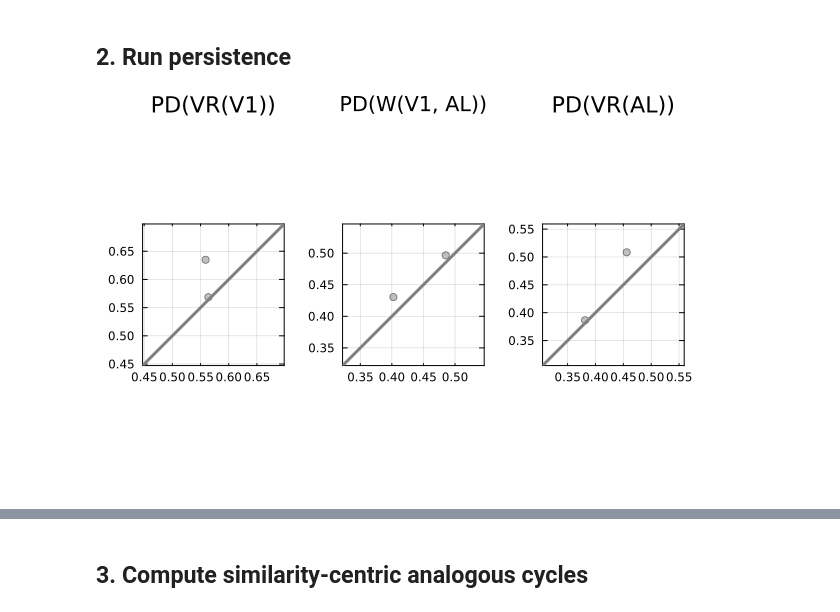
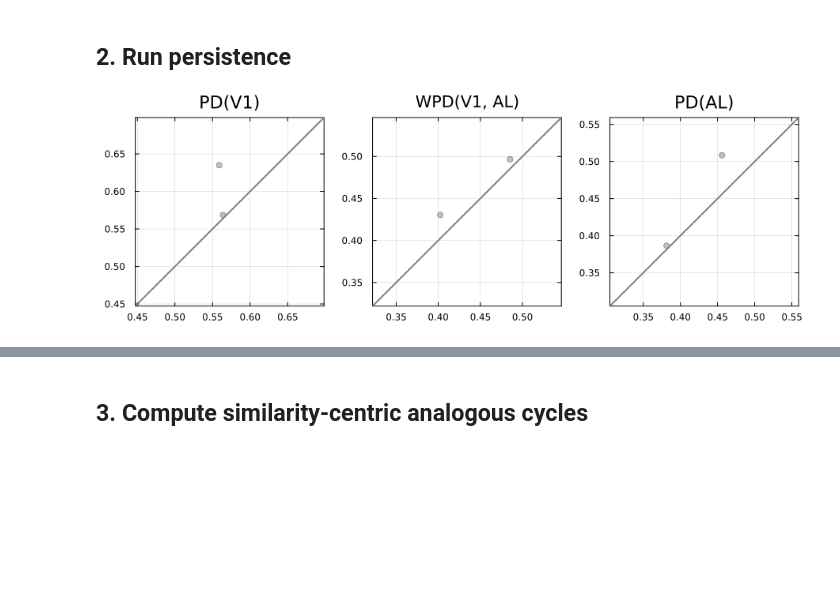
Before and after one commit to Soheilp86/analogous_neural, a Jupyter notebook: analysis/experimental_visual/2_analogous_cycles.ipynb, the cells around one changed output, grey strips where cells are left out. Drawn from its saved outputs; the diff is of its cells as text; code cells hidden in the pictures; blank space fills up the shorter version.

```diff
--- a/analysis/experimental_visual/2_analogous_cycles.ipynb
+++ b/analysis/experimental_visual/2_analogous_cycles.ipynb
@@ -60,9 +60,9 @@ barcode_V1 = barcode(C_V1, dim = 1)
 barcode_AL = barcode(C_AL, dim = 1)
 barcode_W_V1_AL = barcode(W_V1["eirene_output"], dim = 1);
 # %%
-p1 = plot_PD(barcode_V1, title = "PD(VR(V1))", titlefontsize = 15)
-p2 = plot_PD(barcode_W_V1_AL, title = "PD(W(V1, AL))")
-p3 = plot_PD(barcode_AL, title = "PD(VR(AL))", titlefontsize = 15)
-plot(p1, p2, p3, layout = grid(1,3))
+p1 = plot_PD(barcode_V1, title = "PD(V1)", titlefontsize = 15)
+p2 = plot_PD(barcode_W_V1_AL, title = "WPD(V1, AL)")
+p3 = plot_PD(barcode_AL, title = "PD(AL)", titlefontsize = 15)
+plot(p1, p2, p3, layout = grid(1,3), size = (900, 300))
 # %% [output]
-[figure, old version]
+[figure, new version]
```
Also changed, not shown: parts of 7 cells of this notebook.
